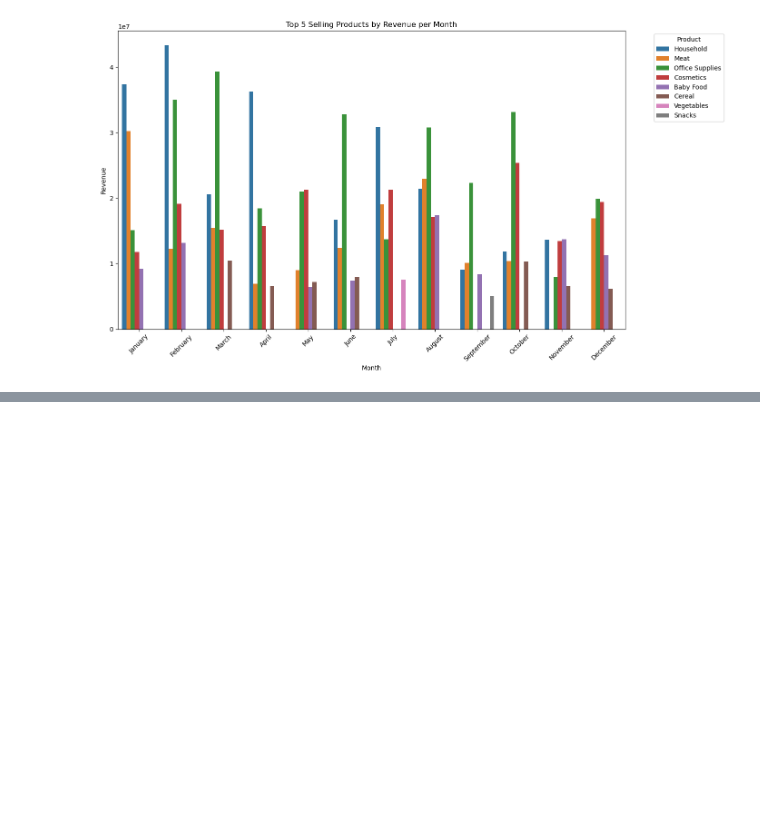
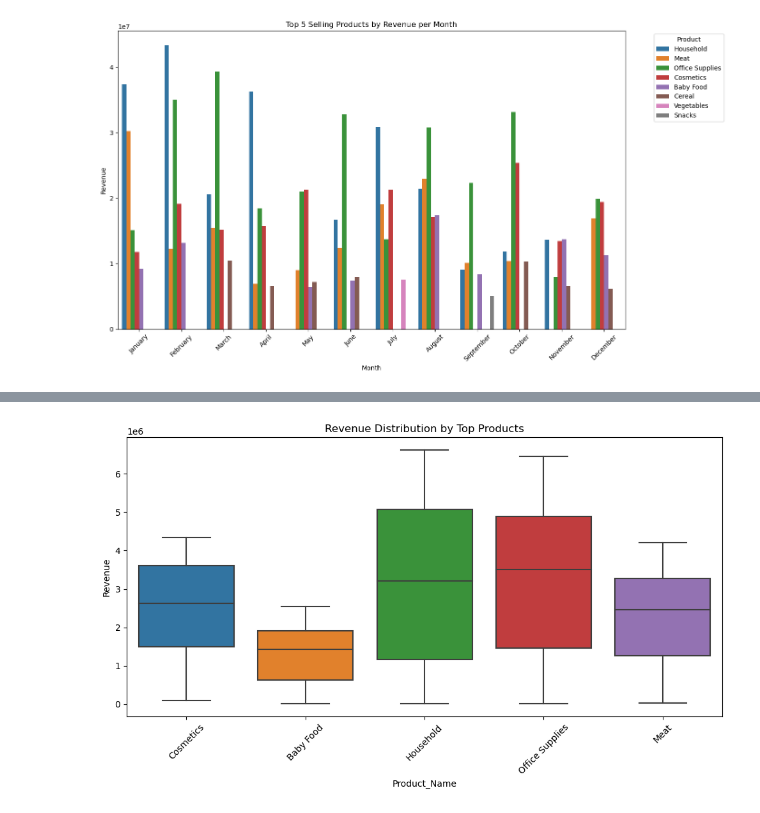
Before and after one commit to Kumarav04/AI-Consulting, a Jupyter notebook: revenue/RevenueOptimizationVisualization.ipynb, the cells around one changed output, grey strips where cells are left out. Drawn from its saved outputs; the diff is of its cells as text; code cells hidden in the pictures; blank space fills up the shorter version.

```diff
--- a/revenue/RevenueOptimizationVisualization.ipynb
+++ b/revenue/RevenueOptimizationVisualization.ipynb
@@ -142,0 +195,20 @@ plt.show()
+# %%
+# BOXPLOT: REVENUE
+# Clean and prepare data
+df['Revenue'] = pd.to_numeric(df['Revenue'], errors='coerce')
+df['Product_Name'] = df['Product_Name'].astype(str)
+
+# Optional: Filter top products only
+top_products = df.groupby('Product_Name')['Revenue'].sum().nlargest(5).index
+df_top = df[df['Product_Name'].isin(top_products)]
+
+# Plot
+plt.figure(figsize=(10, 6))
+sns.boxplot(data=df_top, x='Product_Name', y='Revenue')
+plt.title('Revenue Distribution by Top Products')
+plt.ylabel('Revenue')
+plt.xticks(rotation=45)
+plt.tight_layout()
+plt.show()
+# %% [output]
+[figure, added]
```
Also changed, not shown: parts of 5 cells of this notebook.
